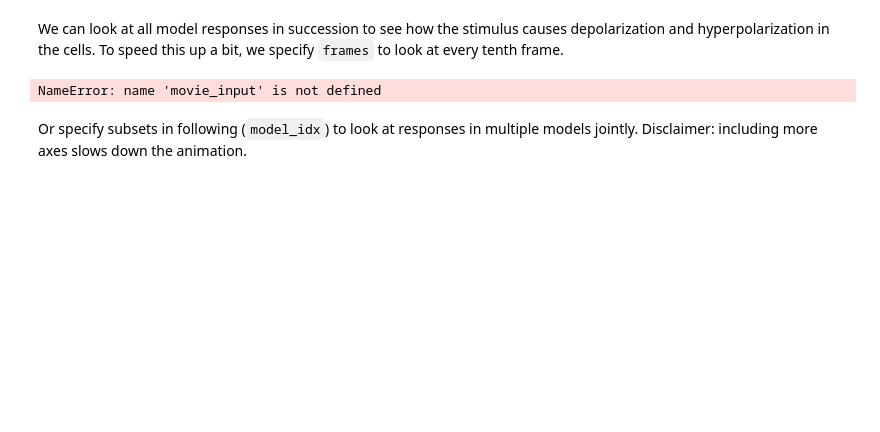
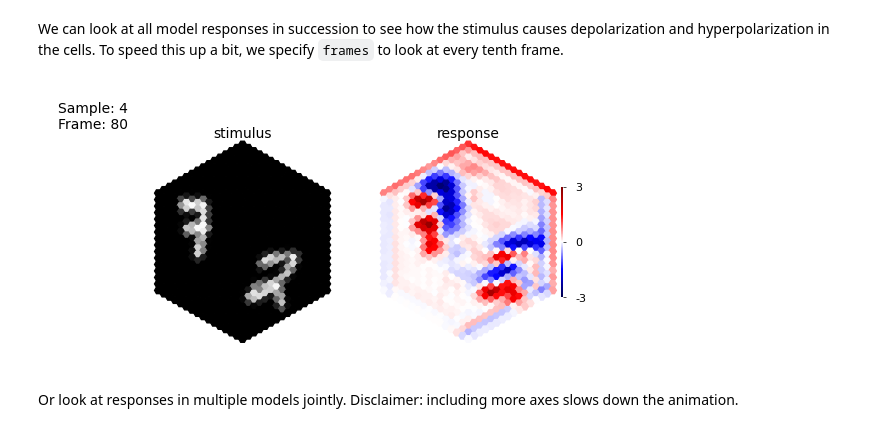
Before and after one commit to TuragaLab/flyvis, a Jupyter notebook: examples/07_flyvision_providing_custom_stimuli.ipynb, the cells around one changed output. Saved outputs shown, nothing was run; the diff lists cells and outputs as text; code cells hidden in the pictures; blank space fills up the shorter version.

```diff
--- a/examples/07_flyvision_providing_custom_stimuli.ipynb
+++ b/examples/07_flyvision_providing_custom_stimuli.ipynb
@@ -638,14 +635,18 @@ responses[cell_type].shape
 We can look at all model responses in succession to see how the stimulus causes depolarization and hyperpolarization in the cells. To speed this up a bit, we specify `frames` to look at every tenth frame.
 # %%
 anim = flyvision.animations.activations.StimulusResponse(
-    movie_input[None],
-    responses[cell_type][:, 0, :, None]
+    movie_input[None], responses[cell_type][:, 0, :, None]
 )
-anim.animate_in_notebook(frames=np.arange(anim.frames)[::10])
+# these are now just the first 5 models for illustration
+model_index = [0, 1, 2, 3, 4]
+anim.animate_in_notebook(
+    samples=model_index,
+    frames=np.arange(anim.frames)[::10]
+)
 # %% [output]
-NameError: name 'movie_input' is not defined
+[figure, added]
 # %% [markdown]
-Or specify subsets in following (`model_idx`) to look at responses in multiple models jointly.
+Or look at responses in multiple models jointly.
 Disclaimer: including more axes slows down the animation.
 # %%
 cell_type_responses = responses[cell_type]
```
Also changed, not shown: parts of 37 cells of this notebook.
